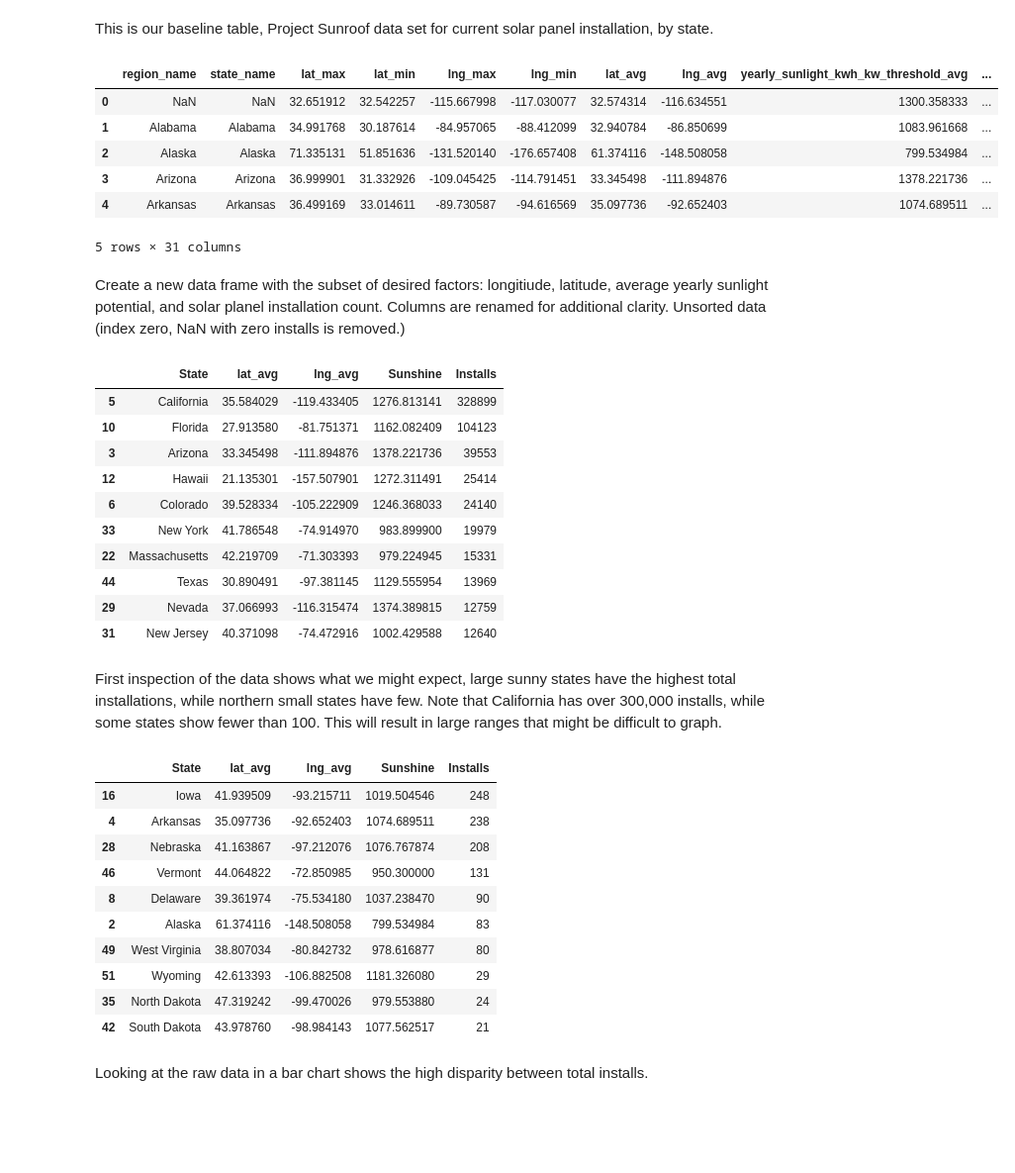
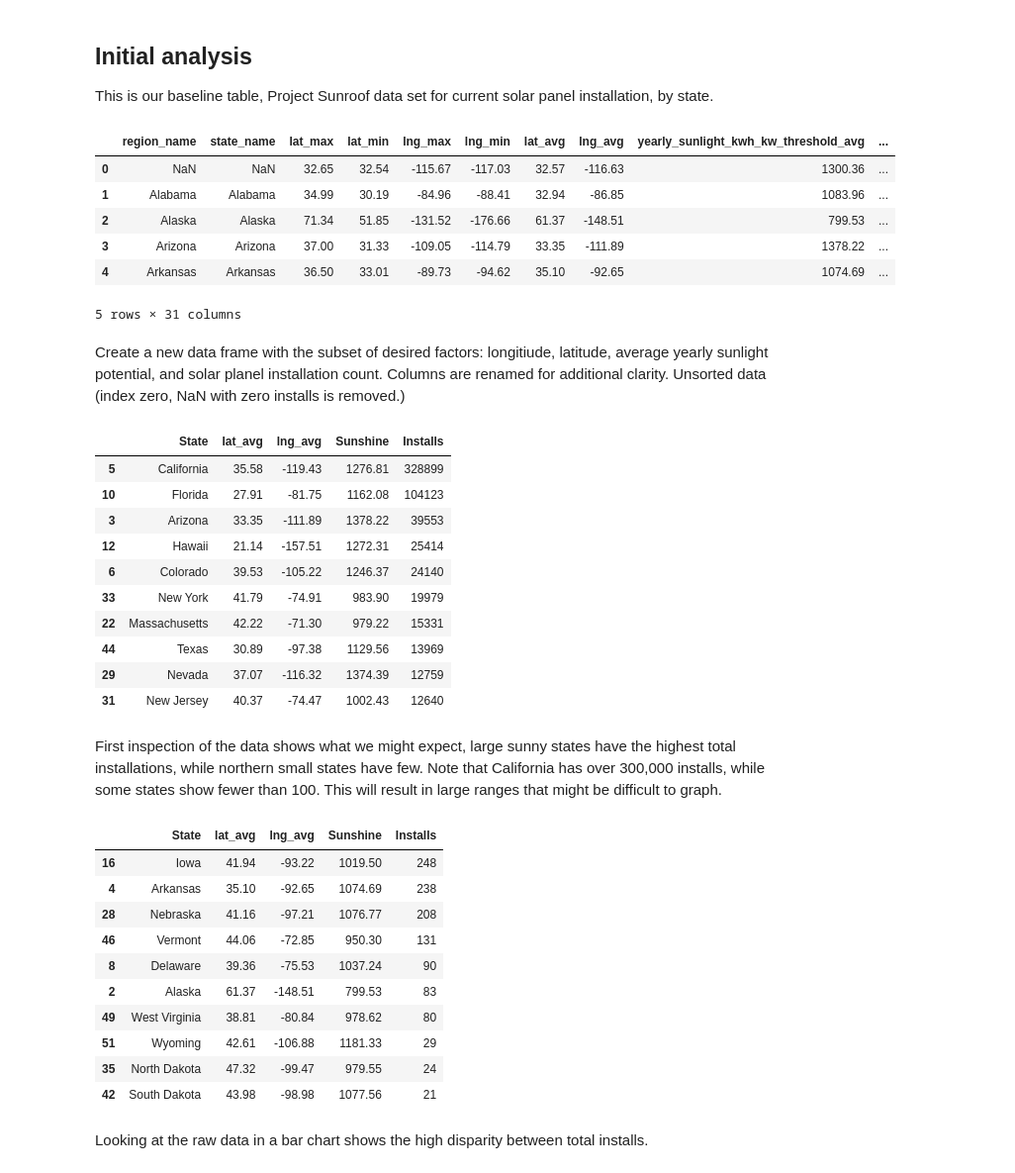
Before and after one commit to rdlareau/Thinkful, a Jupyter notebook: CapstoneSolar-2.ipynb, the cells around one changed output. Shown at 99% size. Drawn from its saved outputs; the diff is of its cells as text; code cells hidden in the pictures; blank space fills up the shorter version.

```diff
--- a/CapstoneSolar-2.ipynb
+++ b/CapstoneSolar-2.ipynb
@@ -25,18 +29,20 @@ import numpy as np
 import matplotlib.pyplot as plt
 %matplotlib inline
 # %% [markdown]
+## Initial analysis
 This is our baseline table, Project Sunroof data set for current solar panel installation, by state.
 # %%
 
 solar = pd.read_csv('Files/solarstate.csv')
+pd.set_option('precision', 2)
 solar.head(5)
 # %% [output]
 |  | region_name | state_name | lat_max | lat_min | lng_max | lng_min | lat_avg | lng_avg | yearly_sunlight_kwh_kw_threshold_avg | ... |
-| 0 | NaN | NaN | 32.651912 | 32.542257 | -115.667998 | -117.030077 | 32.574314 | -116.634551 | 1300.358333 | ... |
-| 1 | Alabama | Alabama | 34.991768 | 30.187614 | -84.957065 | -88.412099 | 32.940784 | -86.850699 | 1083.961668 | ... |
-| 2 | Alaska | Alaska | 71.335131 | 51.851636 | -131.520140 | -176.657408 | 61.374116 | -148.508058 | 799.534984 | ... |
-| 3 | Arizona | Arizona | 36.999901 | 31.332926 | -109.045425 | -114.791451 | 33.345498 | -111.894876 | 1378.221736 | ... |
-| 4 | Arkansas | Arkansas | 36.499169 | 33.014611 | -89.730587 | -94.616569 | 35.097736 | -92.652403 | 1074.689511 | ... |
+| 0 | NaN | NaN | 32.65 | 32.54 | -115.67 | -117.03 | 32.57 | -116.63 | 1300.36 | ... |
+| 1 | Alabama | Alabama | 34.99 | 30.19 | -84.96 | -88.41 | 32.94 | -86.85 | 1083.96 | ... |
+| 2 | Alaska | Alaska | 71.34 | 51.85 | -131.52 | -176.66 | 61.37 | -148.51 | 799.53 | ... |
+| 3 | Arizona | Arizona | 37.00 | 31.33 | -109.05 | -114.79 | 33.35 | -111.89 | 1378.22 | ... |
+| 4 | Arkansas | Arkansas | 36.50 | 33.01 | -89.73 | -94.62 | 35.10 | -92.65 | 1074.69 | ... |
 5 rows × 31 columns
 # %% [markdown]
 Create a new data frame with the subset of desired factors: longitiude, latitude, average yearly sunlight potential, and solar planel installation count. Columns are renamed for additional clarity. Unsorted data (index zero, NaN with zero installs is removed.)
@@ -50,36 +56,33 @@ summary.rename(columns={'existing_installs_count': 'Installs', 'yearly_sunlight_
     'state_name': 'State'}, inplace=True)
 table = summary.sort_values('Installs', ascending=False)
 table.head(10)
-
-# How do we easily make these integers or report only to first decimal place?
-# How to get rid of the error warning?
 # %% [output]
 |  | State | lat_avg | lng_avg | Sunshine | Installs |
-| 5 | California | 35.584029 | -119.433405 | 1276.813141 | 328899 |
-| 10 | Florida | 27.913580 | -81.751371 | 1162.082409 | 104123 |
-| 3 | Arizona | 33.345498 | -111.894876 | 1378.221736 | 39553 |
-| 12 | Hawaii | 21.135301 | -157.507901 | 1272.311491 | 25414 |
-| 6 | Colorado | 39.528334 | -105.222909 | 1246.368033 | 24140 |
-| 33 | New York | 41.786548 | -74.914970 | 983.899900 | 19979 |
-| 22 | Massachusetts | 42.219709 | -71.303393 | 979.224945 | 15331 |
-| 44 | Texas | 30.890491 | -97.381145 | 1129.555954 | 13969 |
-| 29 | Nevada | 37.066993 | -116.315474 | 1374.389815 | 12759 |
-| 31 | New Jersey | 40.371098 | -74.472916 | 1002.429588 | 12640 |
+| 5 | California | 35.58 | -119.43 | 1276.81 | 328899 |
+| 10 | Florida | 27.91 | -81.75 | 1162.08 | 104123 |
+| 3 | Arizona | 33.35 | -111.89 | 1378.22 | 39553 |
+| 12 | Hawaii | 21.14 | -157.51 | 1272.31 | 25414 |
+| 6 | Colorado | 39.53 | -105.22 | 1246.37 | 24140 |
+| 33 | New York | 41.79 | -74.91 | 983.90 | 19979 |
+| 22 | Massachusetts | 42.22 | -71.30 | 979.22 | 15331 |
+| 44 | Texas | 30.89 | -97.38 | 1129.56 | 13969 |
+| 29 | Nevada | 37.07 | -116.32 | 1374.39 | 12759 |
+| 31 | New Jersey | 40.37 | -74.47 | 1002.43 | 12640 |
 # %% [markdown]
 First inspection of the data shows what we might expect, large sunny states have the highest total installations, while northern small states have few. Note that California has over 300,000 installs, while some states show fewer than 100. This will result in large ranges that might be difficult to graph.
 # %%
 table.tail(10)
 # %% [output]
 |  | State | lat_avg | lng_avg | Sunshine | Installs |
-| 16 | Iowa | 41.939509 | -93.215711 | 1019.504546 | 248 |
-| 4 | Arkansas | 35.097736 | -92.652403 | 1074.689511 | 238 |
-| 28 | Nebraska | 41.163867 | -97.212076 | 1076.767874 | 208 |
-| 46 | Vermont | 44.064822 | -72.850985 | 950.300000 | 131 |
-| 8 | Delaware | 39.361974 | -75.534180 | 1037.238470 | 90 |
-| 2 | Alaska | 61.374116 | -148.508058 | 799.534984 | 83 |
-| 49 | West Virginia | 38.807034 | -80.842732 | 978.616877 | 80 |
-| 51 | Wyoming | 42.613393 | -106.882508 | 1181.326080 | 29 |
-| 35 | North Dakota | 47.319242 | -99.470026 | 979.553880 | 24 |
-| 42 | South Dakota | 43.978760 | -98.984143 | 1077.562517 | 21 |
+| 16 | Iowa | 41.94 | -93.22 | 1019.50 | 248 |
+| 4 | Arkansas | 35.10 | -92.65 | 1074.69 | 238 |
+| 28 | Nebraska | 41.16 | -97.21 | 1076.77 | 208 |
+| 46 | Vermont | 44.06 | -72.85 | 950.30 | 131 |
+| 8 | Delaware | 39.36 | -75.53 | 1037.24 | 90 |
+| 2 | Alaska | 61.37 | -148.51 | 799.53 | 83 |
+| 49 | West Virginia | 38.81 | -80.84 | 978.62 | 80 |
+| 51 | Wyoming | 42.61 | -106.88 | 1181.33 | 29 |
+| 35 | North Dakota | 47.32 | -99.47 | 979.55 | 24 |
+| 42 | South Dakota | 43.98 | -98.98 | 1077.56 | 21 |
 # %% [markdown]
 Looking at the raw data in a bar chart shows the high disparity between total installs.
```
Also changed, not shown: parts of 17 cells of this notebook.
